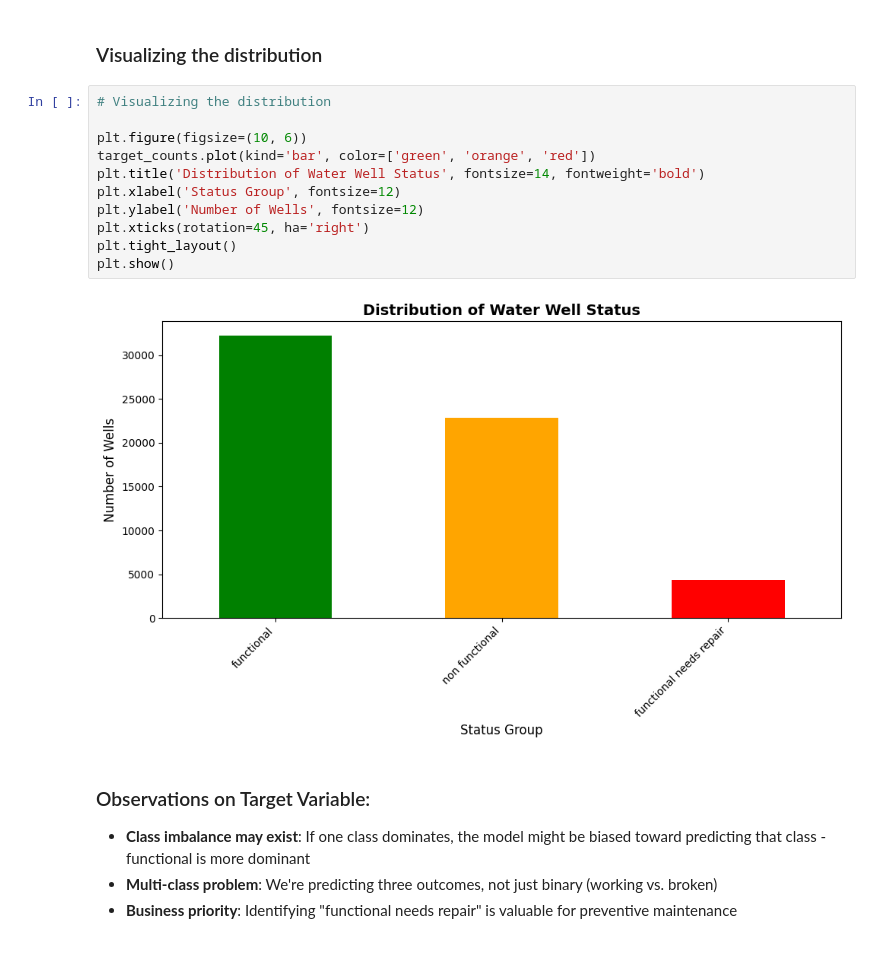
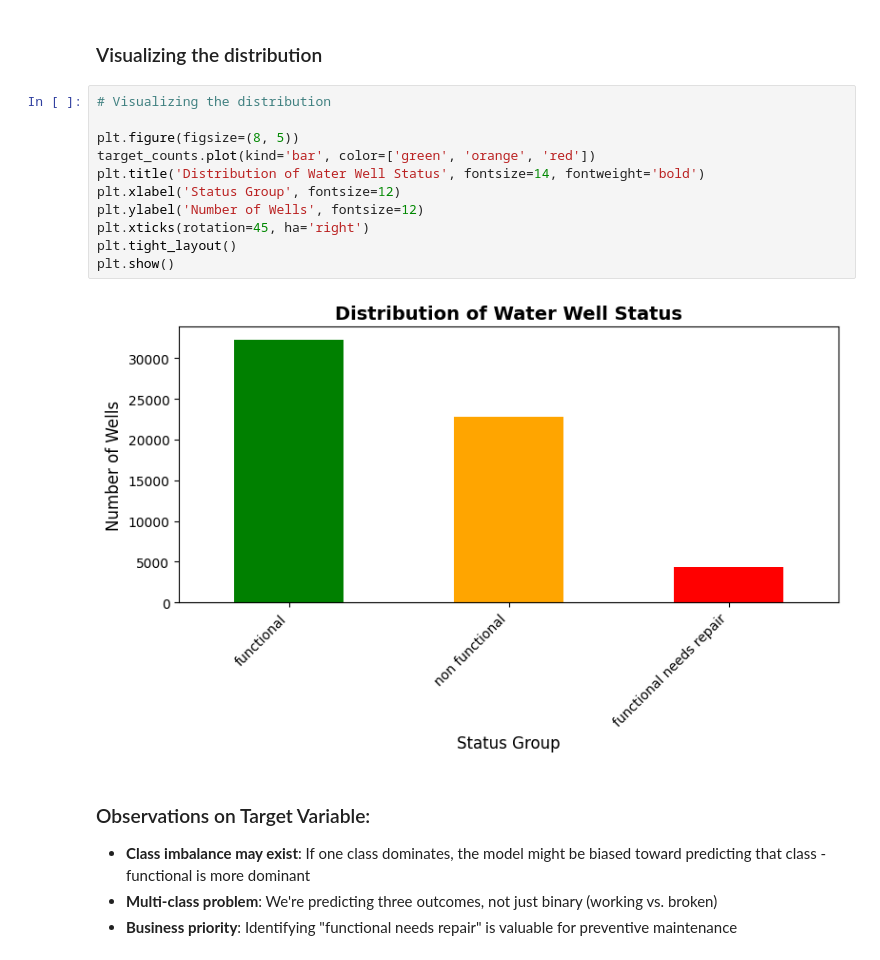
Before and after one commit to Kaks753/Tanzanian-Water-Wells, a Jupyter notebook: Tz_water_wells.ipynb, the cells around one changed output. Saved outputs shown, nothing was run; the diff lists cells and outputs as text.

```diff
--- a/Tz_water_wells.ipynb
+++ b/Tz_water_wells.ipynb
@@ -163,16 +163,16 @@ The target variable has three outcomes with fucntional wells been dominant and t
 # %%
 # Visualizing the distribution
 
-plt.figure(figsize=(10, 6))
+plt.figure(figsize=(8, 5))
 target_counts.plot(kind='bar', color=['green', 'orange', 'red'])
 plt.title('Distribution of Water Well Status', fontsize=14, fontweight='bold')
 plt.xlabel('Status Group', fontsize=12)
 plt.ylabel('Number of Wells', fontsize=12)
 plt.xticks(rotation=45, ha='right')
 plt.tight_layout()
 plt.show()
 # %% [output]
-[figure, old version]
+[figure, new version]
 # %% [markdown]
 ### Observations on Target Variable:
 
```
Also changed, not shown: parts of 4 cells of this notebook.
